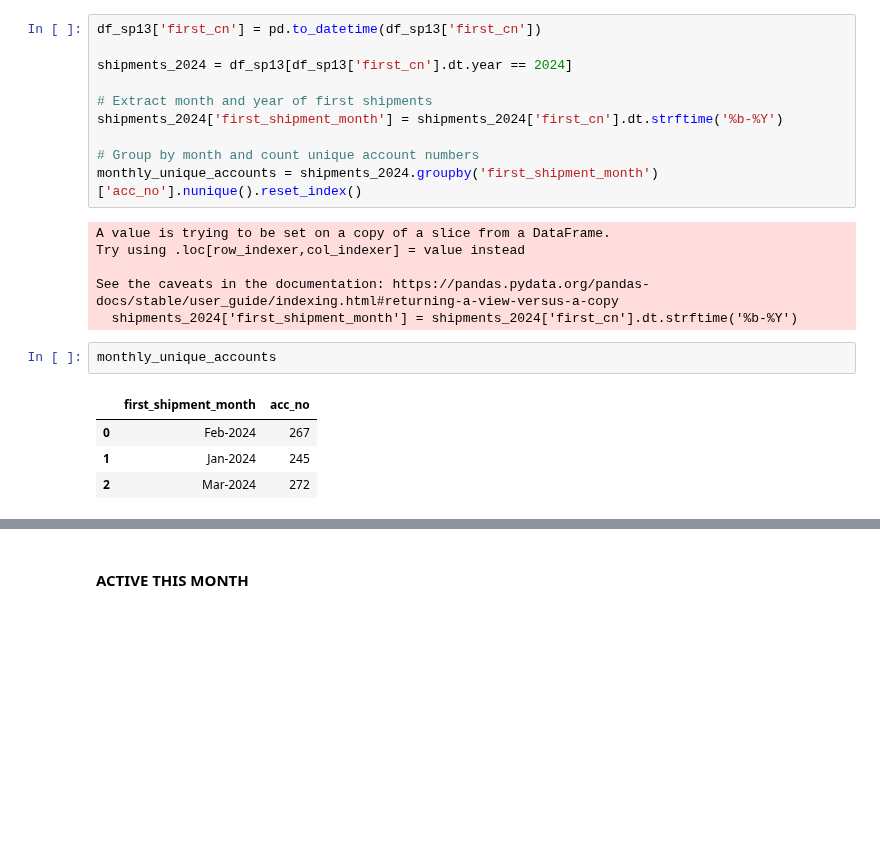
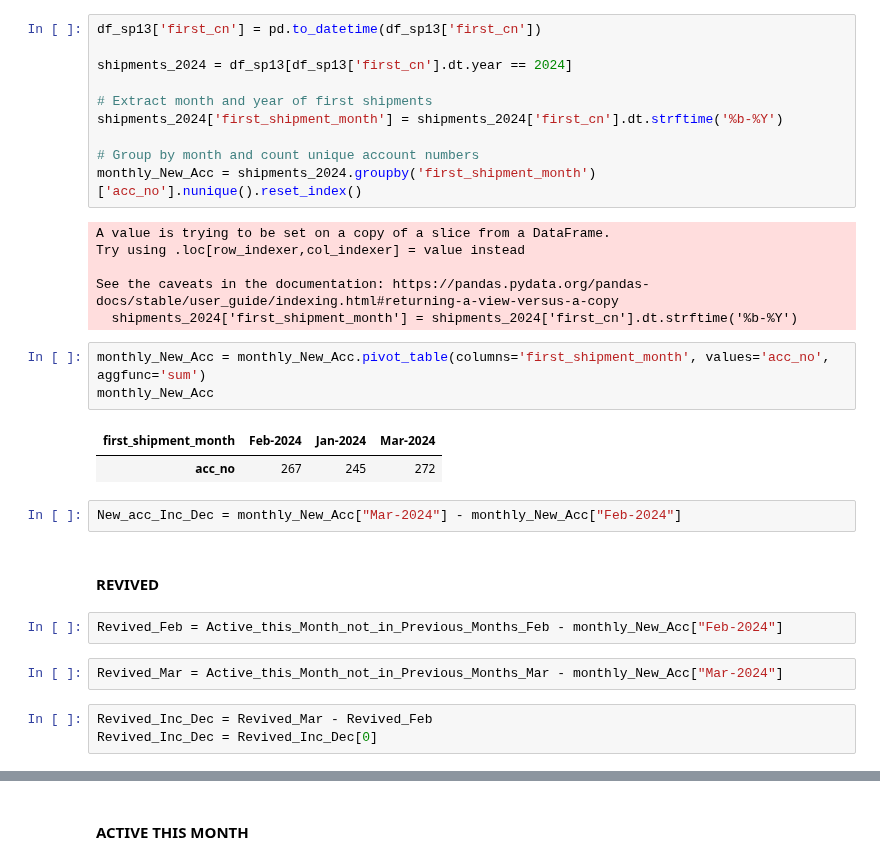
Before and after one commit to TahaDataAlchemy/BLUE-EX-Domestic-Auto, a Jupyter notebook: ETL.ipynb, the cells around one changed output, grey strips where cells are left out. Drawn from its saved outputs; the diff is of its cells as text; blank space fills up the shorter version.

```diff
--- a/ETL.ipynb
+++ b/ETL.ipynb
@@ -1406,7 +1411,7 @@ shipments_2024 = df_sp13[df_sp13['first_cn'].dt.year == 2024]
 shipments_2024['first_shipment_month'] = shipments_2024['first_cn'].dt.strftime('%b-%Y')
 
 # Group by month and count unique account numbers
-monthly_unique_accounts = shipments_2024.groupby('first_shipment_month')['acc_no'].nunique().reset_index()
+monthly_New_Acc = shipments_2024.groupby('first_shipment_month')['acc_no'].nunique().reset_index()
 # %% [output]
 A value is trying to be set on a copy of a slice from a DataFrame.
 Try using .loc[row_indexer,col_indexer] = value instead
@@ -1414,9 +1419,19 @@ Try using .loc[row_indexer,col_indexer] = value instead
 See the caveats in the documentation: https://pandas.pydata.org/pandas-docs/stable/user_guide/indexing.html#returning-a-view-versus-a-copy
   shipments_2024['first_shipment_month'] = shipments_2024['first_cn'].dt.strftime('%b-%Y')
 # %%
-monthly_unique_accounts
+monthly_New_Acc = monthly_New_Acc.pivot_table(columns='first_shipment_month', values='acc_no', aggfunc='sum')
+monthly_New_Acc
 # %% [output]
-|  | first_shipment_month | acc_no |
-| 0 | Feb-2024 | 267 |
-| 1 | Jan-2024 | 245 |
-| 2 | Mar-2024 | 272 |
+| first_shipment_month | Feb-2024 | Jan-2024 | Mar-2024 |
+| acc_no | 267 | 245 | 272 |
+# %%
+New_acc_Inc_Dec = monthly_New_Acc["Mar-2024"] - monthly_New_Acc["Feb-2024"]
+# %% [markdown]
+#### REVIVED
+# %%
+Revived_Feb = Active_this_Month_not_in_Previous_Months_Feb - monthly_New_Acc["Feb-2024"]
+# %%
+Revived_Mar = Active_this_Month_not_in_Previous_Months_Mar - monthly_New_Acc["Mar-2024"]
+# %%
+Revived_Inc_Dec = Revived_Mar - Revived_Feb
+Revived_Inc_Dec = Revived_Inc_Dec[0]
```
Also changed, not shown: parts of 15 cells of this notebook.
